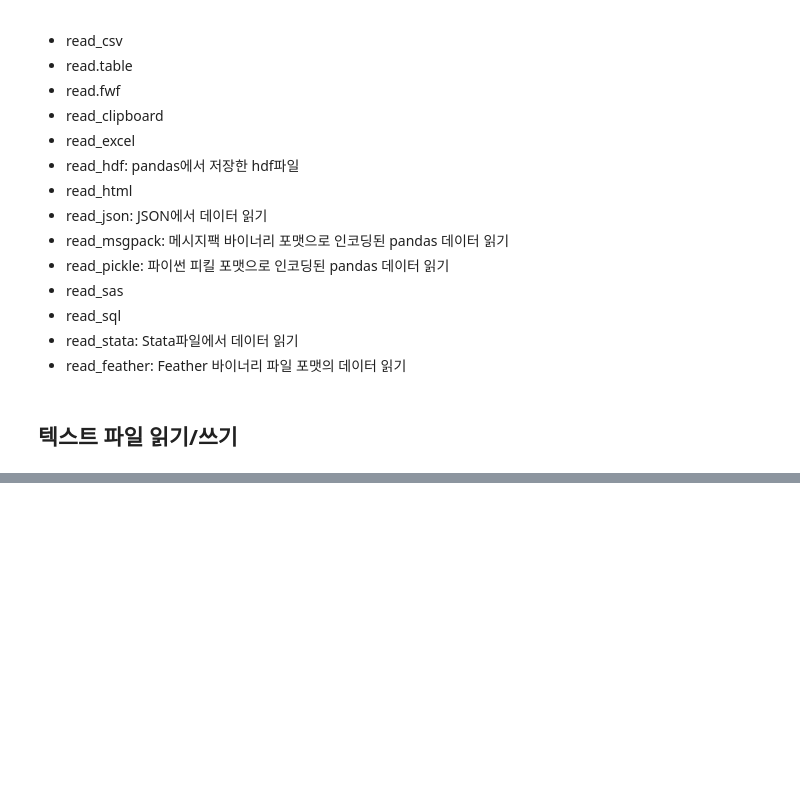
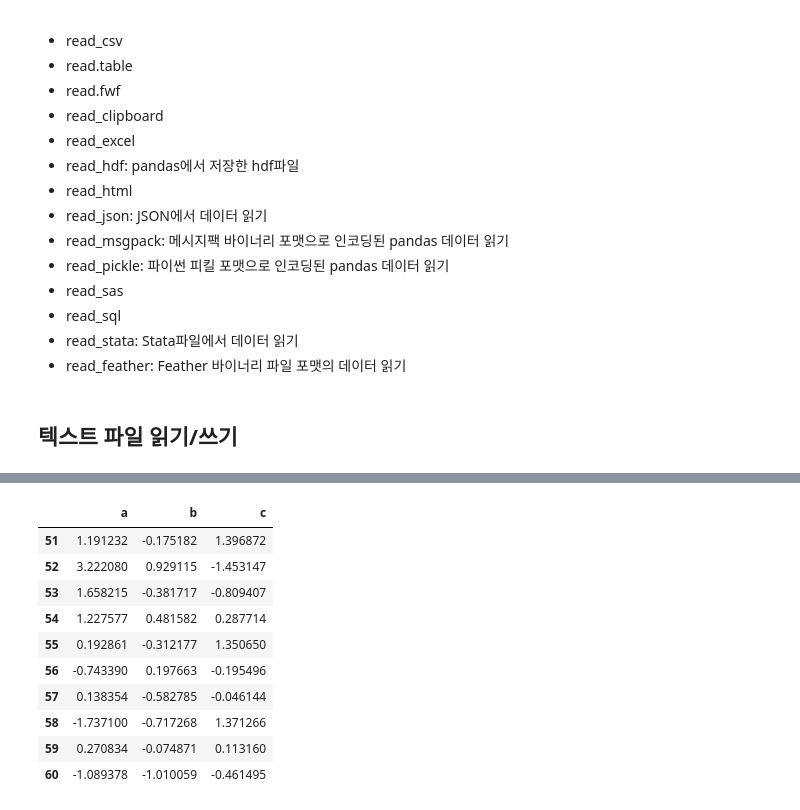
Before and after one commit to DonghyunAnn/Donghyun_Pyhthon_studying, a Jupyter notebook: Pandas_Studying.ipynb, the cells around one changed output, grey strips where cells are left out. Cells and saved outputs as stored; diff of their text form; code cells hidden in the pictures; blank space fills up the shorter version.

```diff
--- a/Pandas_Studying.ipynb
+++ b/Pandas_Studying.ipynb
@@ -4070,0 +4318,15 @@ df.C2.rolling(100,min_periods=50).corr(df.C4).plot()
+# %%
+#put 하면 where을 써서 불러올 수 있음
+h.select('obj2',where=['index > 50 and index <=60'])
+# %% [output]
+|  | a | b | c |
+| 51 | 1.191232 | -0.175182 | 1.396872 |
+| 52 | 3.222080 | 0.929115 | -1.453147 |
+| 53 | 1.658215 | -0.381717 | -0.809407 |
+| 54 | 1.227577 | 0.481582 | 0.287714 |
+| 55 | 0.192861 | -0.312177 | 1.350650 |
+| 56 | -0.743390 | 0.197663 | -0.195496 |
+| 57 | 0.138354 | -0.582785 | -0.046144 |
+| 58 | -1.737100 | -0.717268 | 1.371266 |
+| 59 | 0.270834 | -0.074871 | 0.113160 |
+| 60 | -1.089378 | -1.010059 | -0.461495 |
```
Also changed, not shown: parts of 32 cells of this notebook, 14 other files.
